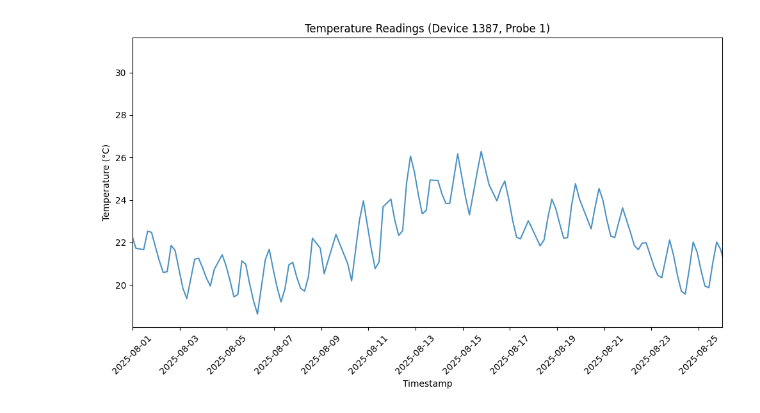
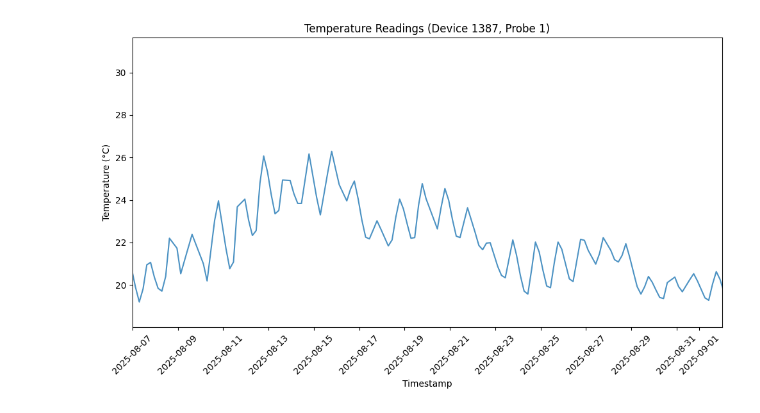
Before and after one commit to ctessels/leiden_water_in_the_cloud, a Jupyter notebook: src/multi_probe_sensors/multi_probe_data_analyse.ipynb, the cells around one changed output. Drawn from its saved outputs; the diff is of its cells as text; code cells hidden in the pictures.

```diff
--- a/src/multi_probe_sensors/multi_probe_data_analyse.ipynb
+++ b/src/multi_probe_sensors/multi_probe_data_analyse.ipynb
@@ -6,8 +7,8 @@ import matplotlib.dates as mdates
 # %%
 # Set graph properties
 xaxis_ticks = 20
-date_from = "2025-08-01"
-date_to = "2025-08-26"
+date_from = "2025-08-07"
+date_to = f"{datetime.datetime.today().strftime('%Y-%m-%d')}"
 # device_id can be a list
 device_id = 1387
 # probe is optional
@@ -15,31 +16,32 @@ probe = 1
 # %%
 # Connect to the database
 conn = sqlite3.connect("database.db")  # replace with your .db file path
 
 # Query the data
 query = f"""
 SELECT timestamp, temperature
 FROM FactSensorData
 WHERE device_id = {device_id}
   AND probe_number = {probe}
 ORDER BY timestamp;
 """
 df = pd.read_sql_query(query, conn)
+conn.close()
 
 # Convert timestamp to datetime
 df["timestamp"] = df["timestamp"] = pd.to_datetime(df["timestamp"], unit="s", utc=True)
 
 # Plot line plot
 plt.figure(figsize=(10, 6))
 plt.plot(df["timestamp"], df["temperature"], marker="", linestyle="-", alpha=0.8)
 plt.title("Temperature Readings (Device 1387, Probe 1)")
 plt.xlabel("Timestamp")
 plt.ylabel("Temperature (°C)")
 plt.gca().xaxis.set_major_locator(mdates.AutoDateLocator(maxticks=xaxis_ticks))
 plt.gca().xaxis.set_major_formatter(mdates.DateFormatter("%Y-%m-%d"))
-plt.xlim(pd.to_datetime("2025-08-01"), pd.to_datetime("2025-08-26"))
+plt.xlim(pd.to_datetime(date_from), pd.to_datetime(date_to))
 plt.xticks(rotation=45)
 plt.tight_layout()
 plt.show()
 # %% [output]
-[figure, old version]
+[figure, new version]
```
Also changed, not shown: parts of 2 cells of this notebook, 3 other files.
